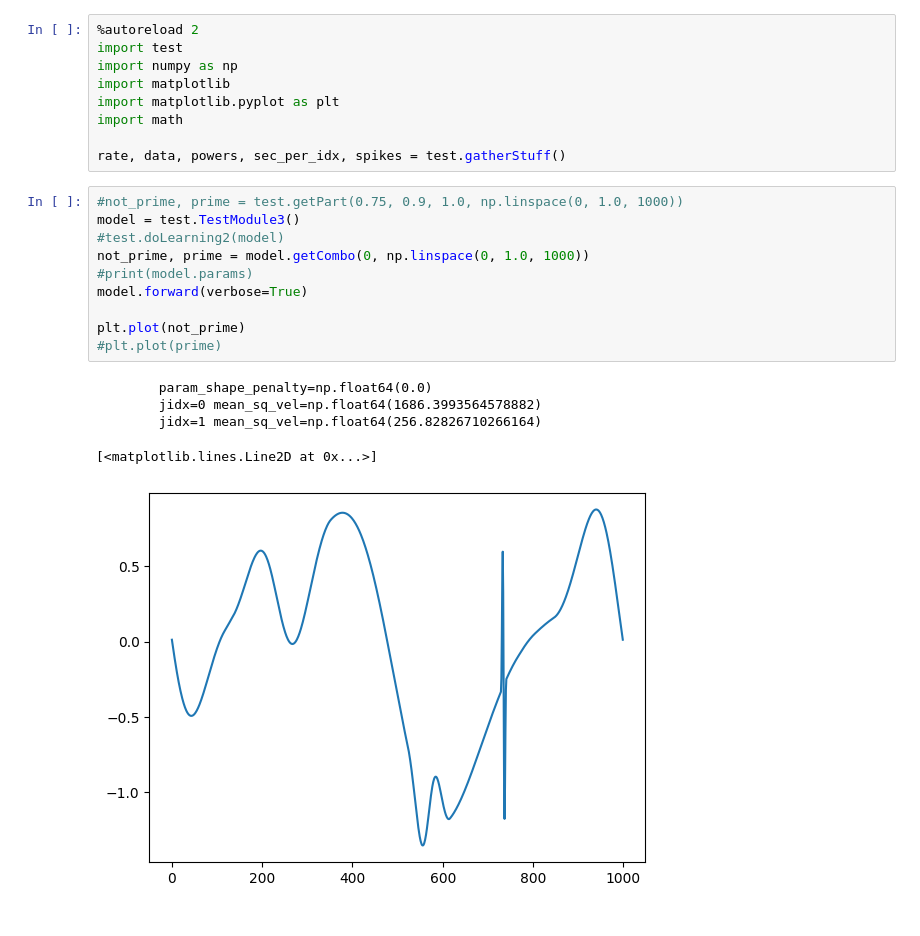
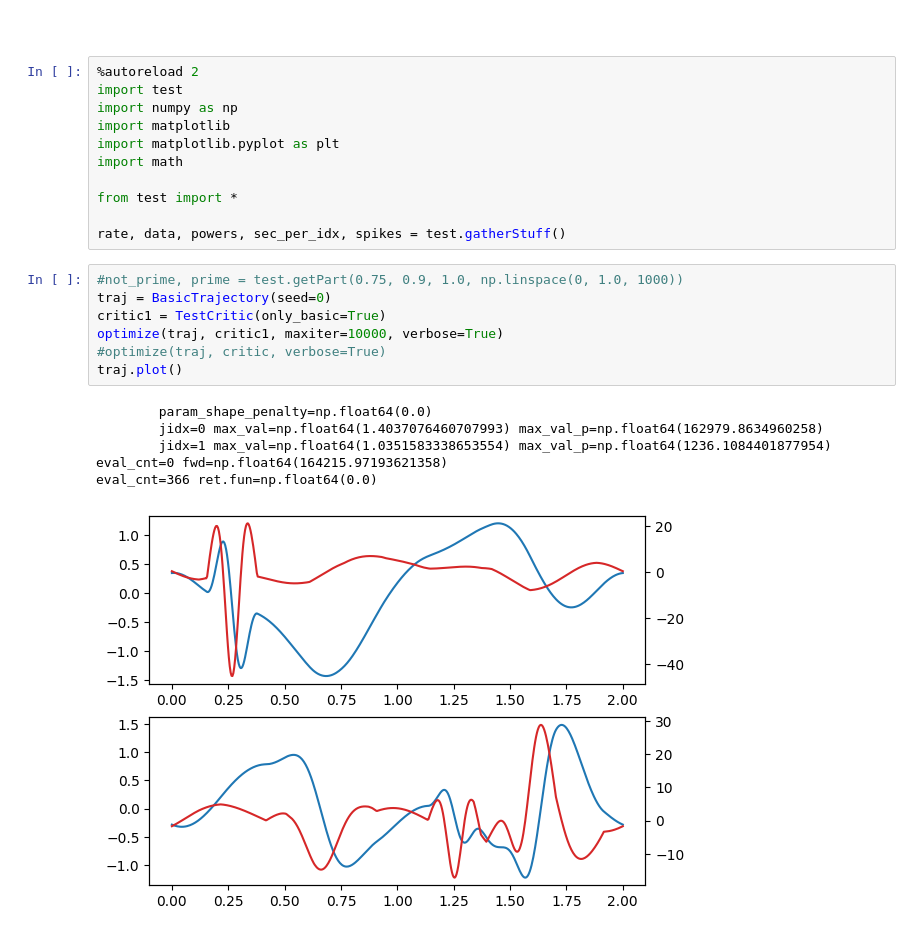
Before and after one commit to nbarshay/play, a Jupyter notebook: notebook.ipynb, the cells around one changed output. Cells and saved outputs as stored; diff of their text form.

```diff
--- a/notebook.ipynb
+++ b/notebook.ipynb
@@ -1,3 +1,5 @@
+# %% [markdown]
+#
 # %%
 %autoreload 2
 import test
@@ -6,20 +8,20 @@ import matplotlib
 import matplotlib.pyplot as plt
 import math
 
+from test import *
+
 rate, data, powers, sec_per_idx, spikes = test.gatherStuff()
 # %%
 #not_prime, prime = test.getPart(0.75, 0.9, 1.0, np.linspace(0, 1.0, 1000))
-model = test.TestModule3()
-#test.doLearning2(model)
-not_prime, prime = model.getCombo(0, np.linspace(0, 1.0, 1000))
-#print(model.params)
-model.forward(verbose=True)
-
-plt.plot(not_prime)
-#plt.plot(prime)
+traj = BasicTrajectory(seed=0)
+critic1 = TestCritic(only_basic=True)
+optimize(traj, critic1, maxiter=10000, verbose=True)
+#optimize(traj, critic, verbose=True)
+traj.plot()
 # %% [output]
         param_shape_penalty=np.float64(0.0)
-        jidx=0 mean_sq_vel=np.float64(1686.3993564578882)
-        jidx=1 mean_sq_vel=np.float64(256.82826710266164)
+        jidx=0 max_val=np.float64(1.4037076460707993) max_val_p=np.float64(162979.8634960258)
+        jidx=1 max_val=np.float64(1.0351583338653554) max_val_p=np.float64(1236.1084401877954)
+eval_cnt=0 fwd=np.float64(164215.97193621358)
+eval_cnt=366 ret.fun=np.float64(0.0)
-[<matplotlib.lines.Line2D at 0x...>]
-[figure, old version]
+[figure, new version]
```
Also changed, not shown: parts of 19 cells of this notebook, 6 other files.
